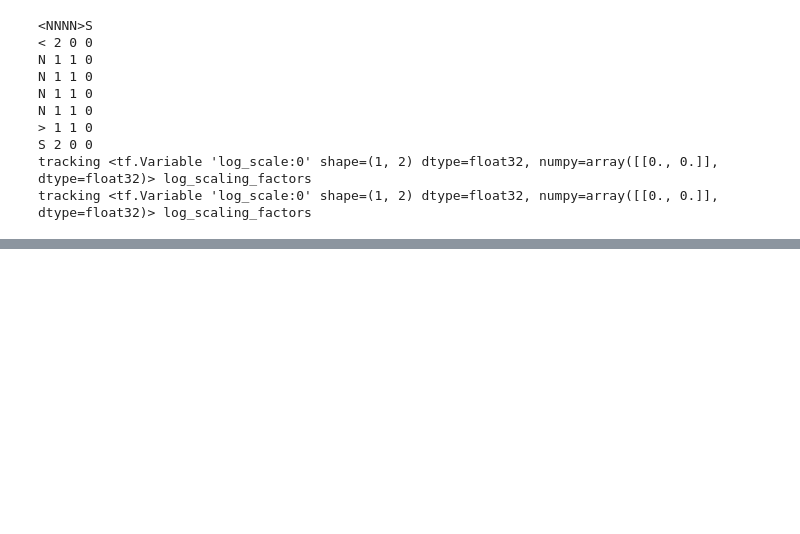
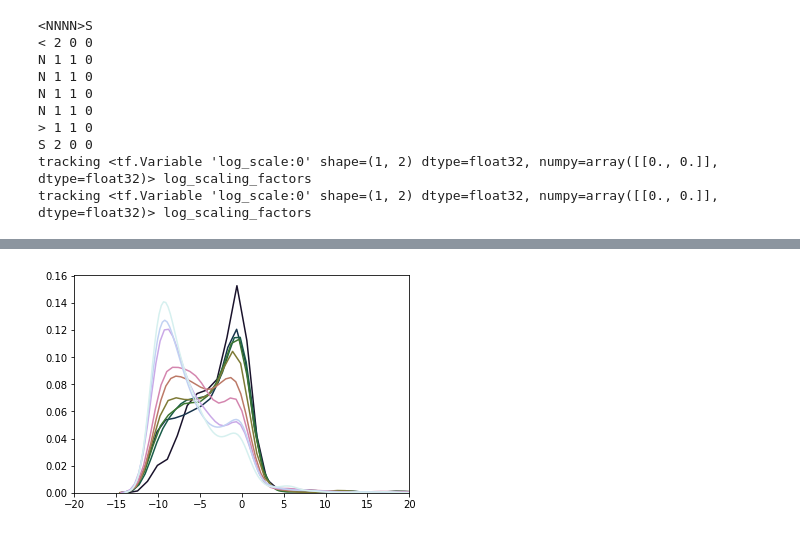
Before and after one commit to zierenberg/machine_learning_muca, a Jupyter notebook: double_well_minimal.ipynb, the cells around one changed output, grey strips where cells are left out. Cells and saved outputs as stored; diff of their text form; code cells hidden in the pictures; blank space fills up the shorter version.

```diff
--- a/double_well_minimal.ipynb
+++ b/double_well_minimal.ipynb
@@ -1726,0 +1739,7 @@ with sns.color_palette("cubehelix",10):
+# %%
+with sns.color_palette("cubehelix",10):
+  for epoch in energy_samples[::epochs//10]:
+    ax = sns.distplot(epoch[:], hist=False)
+    ax.set(xlim=(-20, 20))
+# %% [output]
+[figure, added]
```
Also changed, not shown: parts of 8 cells of this notebook.
